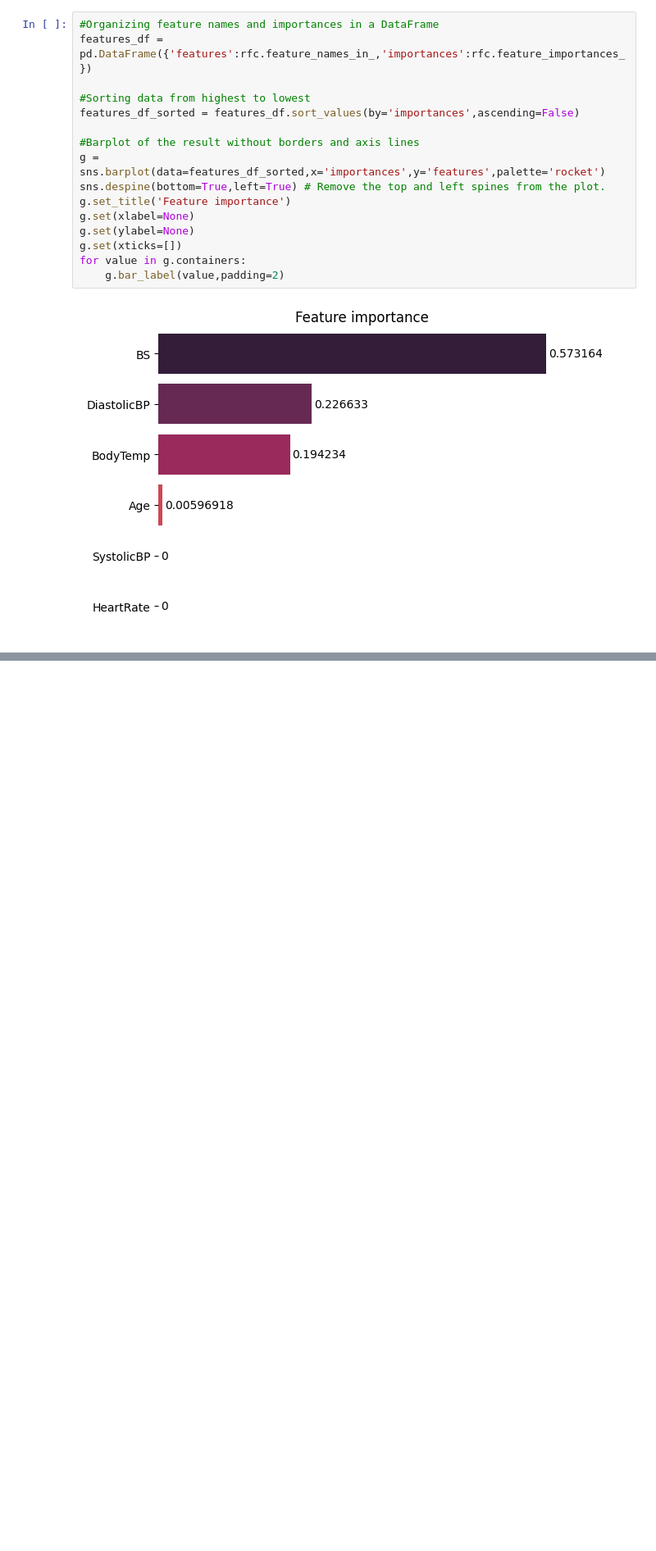
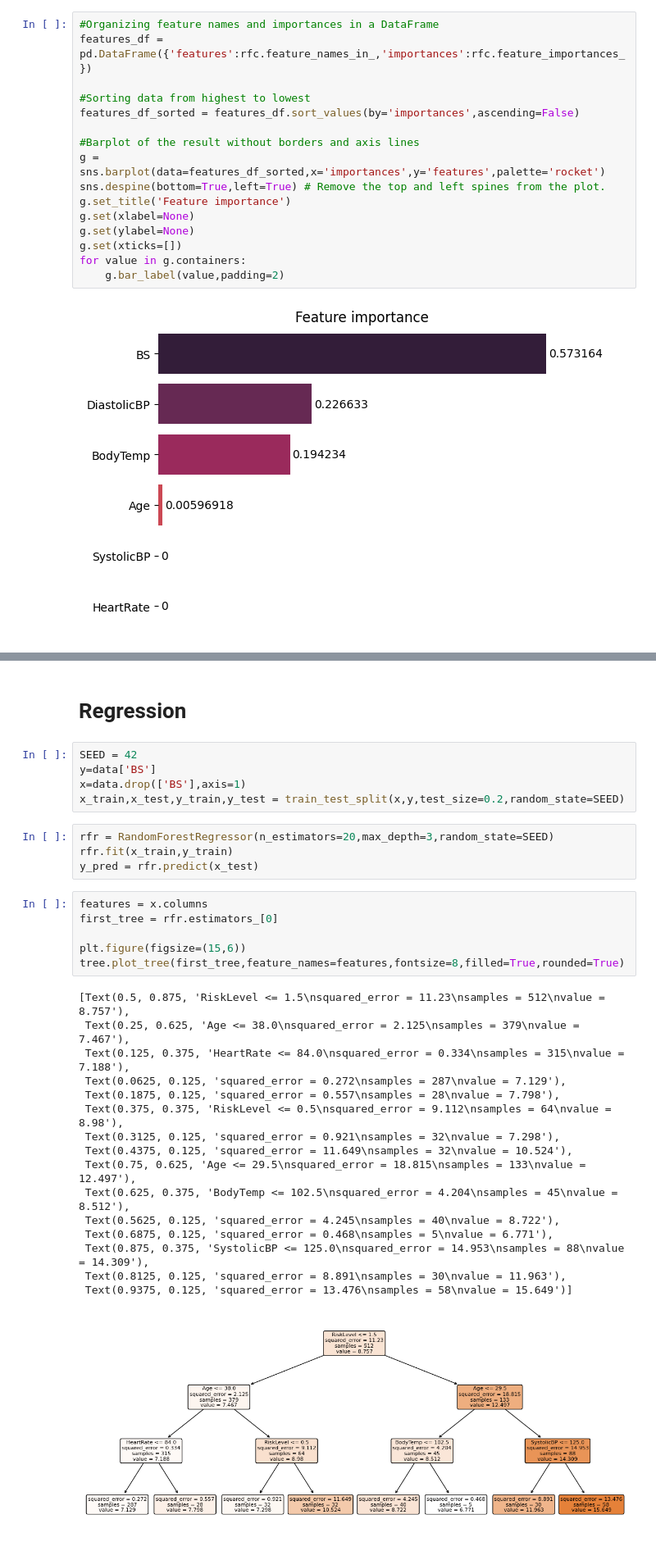
Before and after one commit to BinuraRanasingha/Information-Retrieval-and-Web-Analytics, a Jupyter notebook: Random Forest.ipynb, the cells around one changed output, grey strips where cells are left out. Shown at 82% size. Saved outputs shown, nothing was run; the diff lists cells and outputs as text; blank space fills up the shorter version.

```diff
--- a/Random Forest.ipynb
+++ b/Random Forest.ipynb
@@ -225,0 +226,34 @@ weighted avg    0.75527   0.74384   0.74057       203
+# %% [markdown]
+# Regression
+# %%
+SEED = 42
+y=data['BS']
+x=data.drop(['BS'],axis=1)
+x_train,x_test,y_train,y_test = train_test_split(x,y,test_size=0.2,random_state=SEED)
+# %%
+rfr = RandomForestRegressor(n_estimators=20,max_depth=3,random_state=SEED)
+rfr.fit(x_train,y_train)
+y_pred = rfr.predict(x_test)
+# %%
+features = x.columns
+first_tree = rfr.estimators_[0]
+
+plt.figure(figsize=(15,6))
+tree.plot_tree(first_tree,feature_names=features,fontsize=8,filled=True,rounded=True)
+# %% [output]
+[Text(0.5, 0.875, 'RiskLevel <= 1.5\nsquared_error = 11.23\nsamples = 512\nvalue = 8.757'),
+ Text(0.25, 0.625, 'Age <= 38.0\nsquared_error = 2.125\nsamples = 379\nvalue = 7.467'),
+ Text(0.125, 0.375, 'HeartRate <= 84.0\nsquared_error = 0.334\nsamples = 315\nvalue = 7.188'),
+ Text(0.0625, 0.125, 'squared_error = 0.272\nsamples = 287\nvalue = 7.129'),
+ Text(0.1875, 0.125, 'squared_error = 0.557\nsamples = 28\nvalue = 7.798'),
+ Text(0.375, 0.375, 'RiskLevel <= 0.5\nsquared_error = 9.112\nsamples = 64\nvalue = 8.98'),
+ Text(0.3125, 0.125, 'squared_error = 0.921\nsamples = 32\nvalue = 7.298'),
+ Text(0.4375, 0.125, 'squared_error = 11.649\nsamples = 32\nvalue = 10.524'),
+ Text(0.75, 0.625, 'Age <= 29.5\nsquared_error = 18.815\nsamples = 133\nvalue = 12.497'),
+ Text(0.625, 0.375, 'BodyTemp <= 102.5\nsquared_error = 4.204\nsamples = 45\nvalue = 8.512'),
+ Text(0.5625, 0.125, 'squared_error = 4.245\nsamples = 40\nvalue = 8.722'),
+ Text(0.6875, 0.125, 'squared_error = 0.468\nsamples = 5\nvalue = 6.771'),
+ Text(0.875, 0.375, 'SystolicBP <= 125.0\nsquared_error = 14.953\nsamples = 88\nvalue = 14.309'),
+ Text(0.8125, 0.125, 'squared_error = 8.891\nsamples = 30\nvalue = 11.963'),
+ Text(0.9375, 0.125, 'squared_error = 13.476\nsamples = 58\nvalue = 15.649')]
+[figure, added]
```
Also changed, not shown: parts of 8 cells of this notebook.
